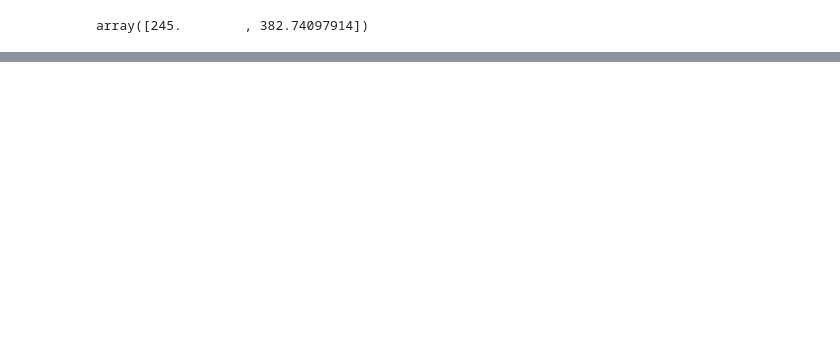
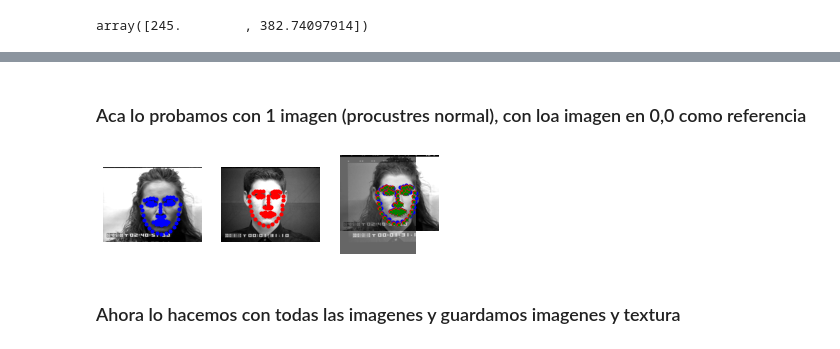
Before and after one commit to aliciaamaliaalvarezmon/SynthesisEmotions, a Jupyter notebook: Notebook/texturefeatures.ipynb, the cells around one changed output, grey strips where cells are left out. Saved outputs shown, nothing was run; the diff lists cells and outputs as text; code cells hidden in the pictures; blank space fills up the shorter version.

```diff
--- a/Notebook/texturefeatures.ipynb
+++ b/Notebook/texturefeatures.ipynb
@@ -152,0 +236,3 @@ cv2.destroyAllWindows()
+# %%
+mean_landmark_points = transformed_landmarks_total.mean(axis = 0)
+mean_landmark_points.shape
@@ -191,0 +318,70 @@ Por ahora estoy usando la misma imagen que en procustres. Deberia usar generaliz
+# %% [markdown]
+### Aca lo probamos con 1 imagen (procustres normal), con loa imagen en 0,0 como referencia
+# %%
+my_landmarks = pd.read_csv('ckmock_landmark_intercalated_data.csv',header = None)
+even = np.asarray(my_landmarks.iloc[0][::2] )
+odds = np.asarray( my_landmarks.iloc[0][1::2] )
+
+even1 = np.asarray(my_landmarks.iloc[300][::2] )
+odds1 = np.asarray( my_landmarks.iloc[300][1::2] )
+# %%
+lan =[]
+for (a, b) in zip(even, odds):
+    lan.append(np.asarray([a,b]))
+# %%
+lan1 =[]
+for (a, b) in zip(even1, odds1):
+    lan1.append(np.asarray([a,b]))
+# %%
+import matplotlib.cm as cm
+
+# Open images...
+target_X_img = cv2.imread(all_images[0],0)
+input_Y_img = cv2.imread(all_images[300],0)
+
+# Landmark points - same number and order!
+# l eye, r eye, nose tip, l mouth, r mouth
+X_pts = np.asarray(lan)
+Y_pts = np.asarray(lan1)
+
+# Calculate transform via procrustes...
+
+r,s,tr, d= opa(X_pts,Y_pts)
+
+# Build and apply transform matrix...
+# Note: for affine need 2x3 (a,b,c,d,e,f) form
+R = np.eye(3)
+R[0:2,0:2] = r
+S = np.eye(3) * s
+S[2,2] = 1
+t = np.eye(3)
+t[0:2,2] = tr
+M = np.dot(np.dot(R,S),t.T).T
+tr_Y_img = cv2.warpAffine(input_Y_img,M[0:2,:],(490,640))
+
+#transform deberia hacer el a[1] = a[1].dot(r) * s + t
+Z_pts = Y_pts.dot(r) * s + tr
+# Confirm points...
+aY_pts = np.hstack((Y_pts,np.array(([np.ones(68)])).T))
+tr_Y_pts = np.dot(M,aY_pts.T).T
+
+# Show result - input transformed and superimposed on target...
+plt.figure()
+plt.subplot(1,3,1)
+plt.imshow(target_X_img,cmap=cm.gray)
+plt.plot(X_pts[:,0],X_pts[:,1],'bo',markersize=3)
+plt.axis('off')
+plt.subplot(1,3,2)
+plt.imshow(input_Y_img,cmap=cm.gray)
+plt.plot(Y_pts[:,0],Y_pts[:,1],'ro',markersize=3)
+plt.axis('off')
+plt.subplot(1,3,3)
+plt.imshow(target_X_img,cmap=cm.gray)
+plt.imshow(tr_Y_img,alpha=0.6,cmap=cm.gray)
+plt.plot(X_pts[:,0],X_pts[:,1],'bo',markersize=3)
+plt.plot(Z_pts[:,0],Z_pts[:,1],'ro',markersize=3) # same as...
+plt.plot(tr_Y_pts[:,0],tr_Y_pts[:,1],'gx',markersize=3)
+plt.axis('off')
+plt.show()
+# %% [output]
+[figure, added]
@@ -191,0 +390,2 @@ Por ahora estoy usando la misma imagen que en procustres. Deberia usar generaliz
+# %% [markdown]
+### Ahora lo hacemos con todas las imagenes y guardamos imagenes y textura
```
Also changed, not shown: parts of 43 cells of this notebook, 6 other files.
